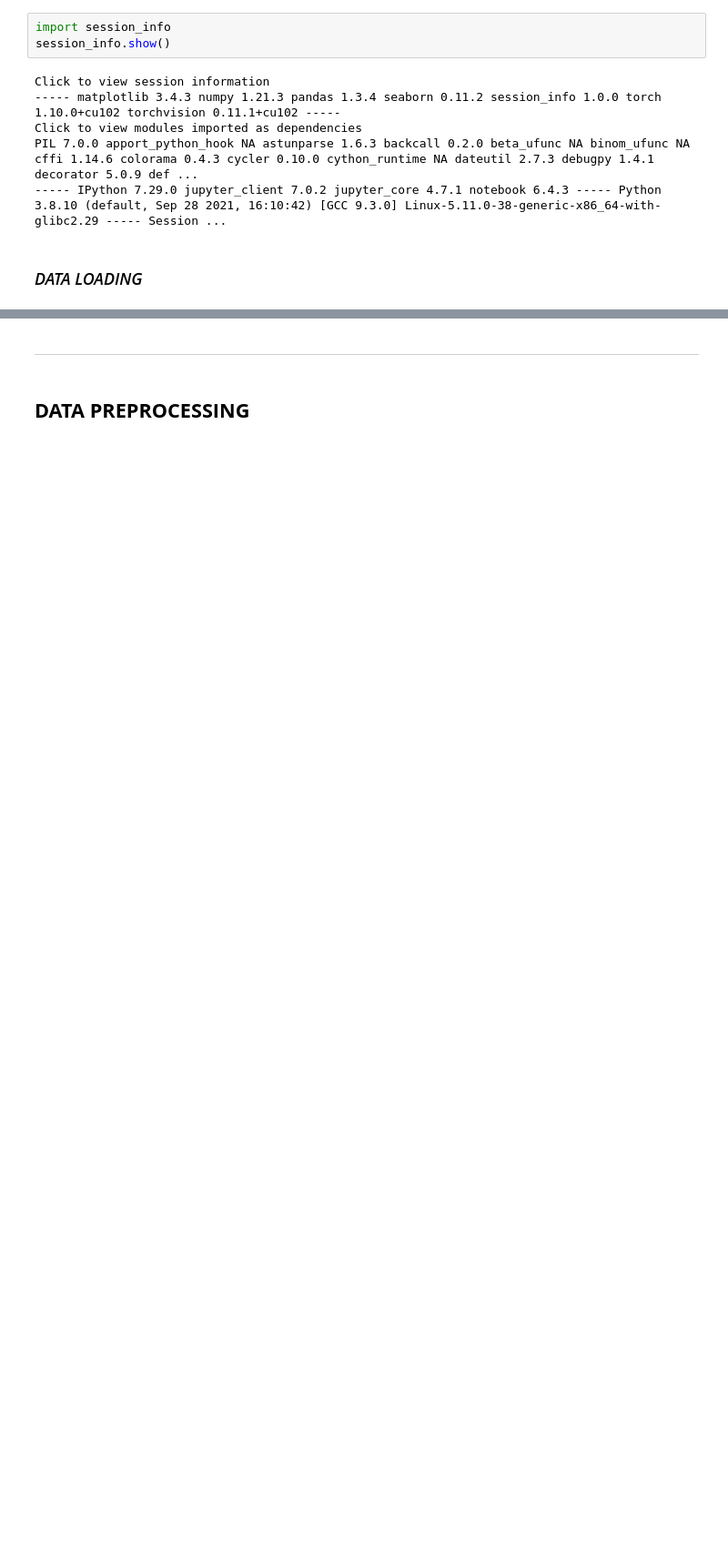
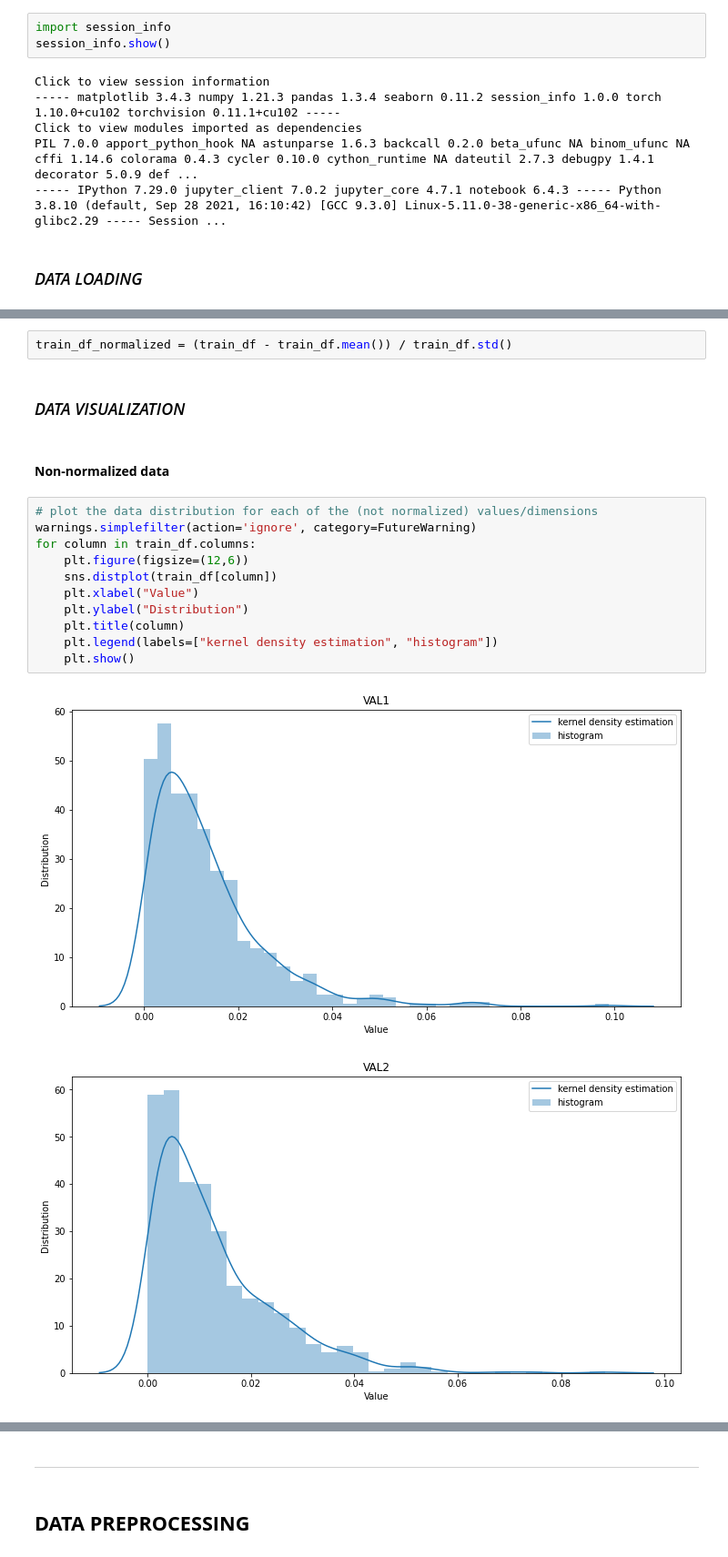
Before and after one commit to celine98/genhack, a Jupyter notebook: inferences.ipynb, the cells around one changed output, grey strips where cells are left out. Shown: that part at 91% size. Saved outputs shown, nothing was run; the diff lists cells and outputs as text; blank space fills up the shorter version.

```diff
--- a/inferences.ipynb
+++ b/inferences.ipynb
@@ -60,0 +86,20 @@ display(train_df)
+# %%
+train_df_normalized = (train_df - train_df.mean()) / train_df.std()
+# %% [markdown]
+### *DATA VISUALIZATION*
+# %% [markdown]
+#### **Non-normalized data**
+# %%
+# plot the data distribution for each of the (not normalized) values/dimensions
+warnings.simplefilter(action='ignore', category=FutureWarning)
+for column in train_df.columns:
+    plt.figure(figsize=(12,6))
+    sns.distplot(train_df[column])
+    plt.xlabel("Value")
+    plt.ylabel("Distribution")
+    plt.title(column)
+    plt.legend(labels=["kernel density estimation", "histogram"])
+    plt.show()
+# %% [output]
+[figure, added]
+[figure, added]
```
Also changed, not shown: parts of 28 cells of this notebook.
